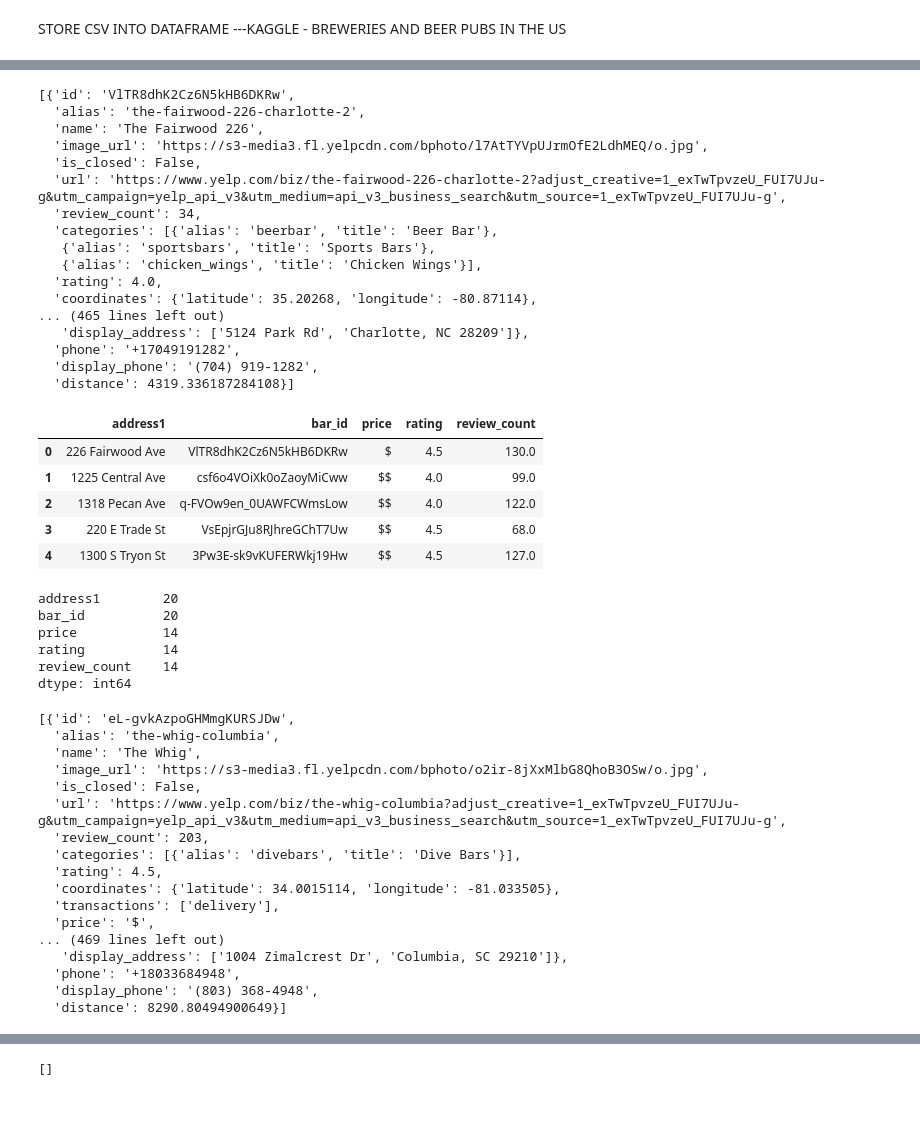
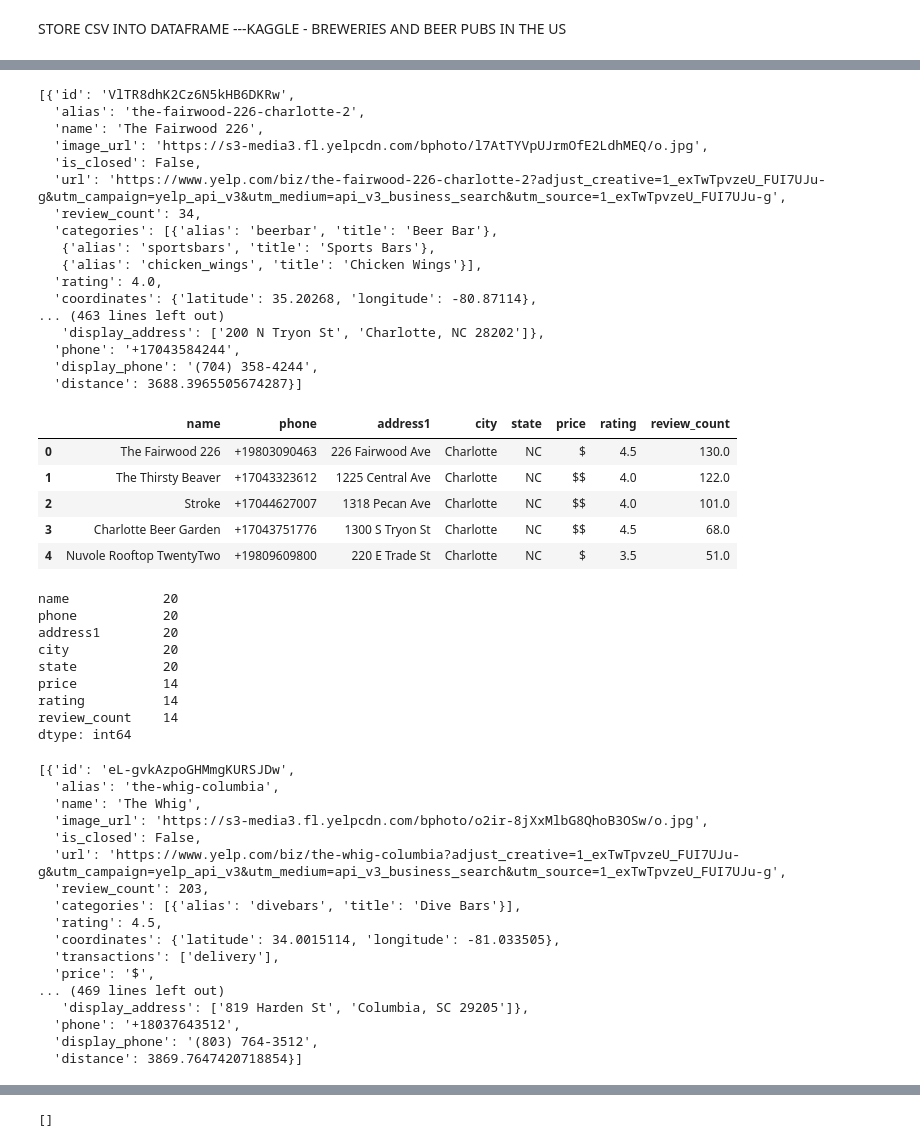
Before and after one commit to melindaeudy/ETL-Project, a Jupyter notebook: ETL.ipynb, the cells around one changed output, grey strips where cells are left out. Cells and saved outputs as stored; diff of their text form; code cells hidden in the pictures; blank space fills up the shorter version.

Commit message:
changed tables slightly

```diff
--- a/ETL.ipynb
+++ b/ETL.ipynb
@@ -13,7 +13,7 @@ from sqlalchemy.orm import Session
 
 api_key= api_key
 headers = {'Authorization': 'Bearer %s' % api_key}
-url='https://api.yelp.com/v3/businesses/search''https://api.yelp.com/v3/businesses/search'
+url='https://api.yelp.com/v3/businesses/search'
 # %% [markdown]
 STORE CSV INTO DATAFRAME ---KAGGLE - BREWERIES AND BEER PUBS IN THE US
 # %%
@@ -113,50 +114,61 @@ response['businesses']
    {'alias': 'chicken_wings', 'title': 'Chicken Wings'}],
   'rating': 4.0,
   'coordinates': {'latitude': 35.20268, 'longitude': -80.87114},
-... (465 lines left out)
-   'display_address': ['5124 Park Rd', 'Charlotte, NC 28209']},
-  'phone': '+17049191282',
-  'display_phone': '(704) 919-1282',
-  'distance': 4319.336187284108}]
+... (463 lines left out)
+   'display_address': ['200 N Tryon St', 'Charlotte, NC 28202']},
+  'phone': '+17043584244',
+  'display_phone': '(704) 358-4244',
+  'distance': 3688.3965505674287}]
 # %%
-bar_id = []
+name = []
+phone = []
 address1 = []
+city = []
+state = []
 price = []
 rating = []
 review_count = []
 
 for row in response['businesses']:
     try:
-        bar_id.append(row['id']),
+        name.append(row['name']),
+        phone.append(row['phone']),
         address1.append(row['location']['address1']),
+        city.append(row['location']['city']),
+        state.append(row['location']['state']),
         price.append(row['price']),
         rating.append(row['rating']),
         review_count.append(row['review_count'])
-        #print(f"{bar_id},{address1}, {price}, {rating}, {review_count}")
+
+        #print(f"{name}, {phone}, {address1}, {city}, {state}, {price}, {rating}, {review_count}")
     except:
         pass
 # %%
 # create dataframe for YELP bars in North Carolina
 # Create DataFrame
-data = {'address1':address1, 'bar_id': bar_id, 'price': price, 'rating': rating, 'review_count': review_count}
+data = {'name': name, 'phone': phone, 'address1':address1, 'city': city, 'state': state, 'price': price, 'rating': rating, 'review_count': review_count}
 bars_nc_df = pd.DataFrame(dict([ (k,pd.Series(v)) for k,v in data.items() ]))
 bars_nc_df.head()
 # %% [output]
-|  | address1 | bar_id | price | rating | review_count |
-| 0 | 226 Fairwood Ave | VlTR8dhK2Cz6N5kHB6DKRw | $ | 4.5 | 130.0 |
-| 1 | 1225 Central Ave | csf6o4VOiXk0oZaoyMiCww | $$ | 4.0 | 99.0 |
-| 2 | 1318 Pecan Ave | q-FVOw9en_0UAWFCWmsLow | $$ | 4.0 | 122.0 |
-| 3 | 220 E Trade St | VsEpjrGJu8RJhreGChT7Uw | $$ | 4.5 | 68.0 |
-| 4 | 1300 S Tryon St | 3Pw3E-sk9vKUFERWkj19Hw | $$ | 4.5 | 127.0 |
+|  | name | phone | address1 | city | state | price | rating | review_count |
+| 0 | The Fairwood 226 | +19803090463 | 226 Fairwood Ave | Charlotte | NC | $ | 4.5 | 130.0 |
+| 1 | The Thirsty Beaver | +17043323612 | 1225 Central Ave | Charlotte | NC | $$ | 4.0 | 122.0 |
+| 2 | Stroke | +17044627007 | 1318 Pecan Ave | Charlotte | NC | $$ | 4.0 | 101.0 |
+| 3 | Charlotte Beer Garden | +17043751776 | 1300 S Tryon St | Charlotte | NC | $$ | 4.5 | 68.0 |
+| 4 | Nuvole Rooftop TwentyTwo | +19809609800 | 220 E Trade St | Charlotte | NC | $ | 3.5 | 51.0 |
-# %%
-bars_nc_df.count()
-# %% [output]
-address1        20
-bar_id          20
-price           14
-rating          14
-review_count    14
-dtype: int64
+# %%
+bars_nc_df.to_csv("Resources/bars_nc.csv")
+bars_nc_df.count()
+# %% [output]
+name            20
+phone           20
+address1        20
+city            20
+state           20
+price           14
+rating          14
+review_count    14
+dtype: int64
 # %%
 # Create dictornary search from YELP for bars in South Carolina
 params = {'term':'bars','location':'SC'}
@@ -182,8 +194,8 @@ response['businesses']
   'transactions': ['delivery'],
   'price': '$',
 ... (469 lines left out)
-   'display_address': ['1004 Zimalcrest Dr', 'Columbia, SC 29210']},
-  'phone': '+18033684948',
-  'display_phone': '(803) 368-4948',
-  'distance': 8290.80494900649}]
+   'display_address': ['819 Harden St', 'Columbia, SC 29205']},
+  'phone': '+18037643512',
+  'display_phone': '(803) 764-3512',
+  'distance': 3869.7647420718854}]
 # %%
```
Also changed, not shown: parts of 8 cells of this notebook, 4 other files.
